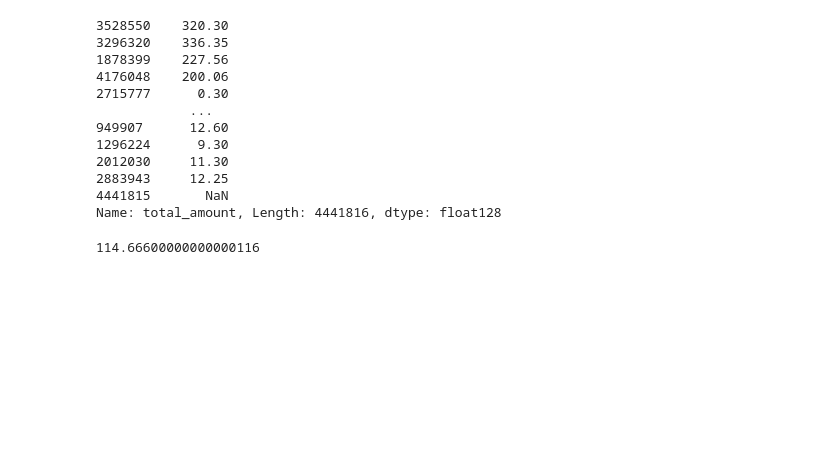
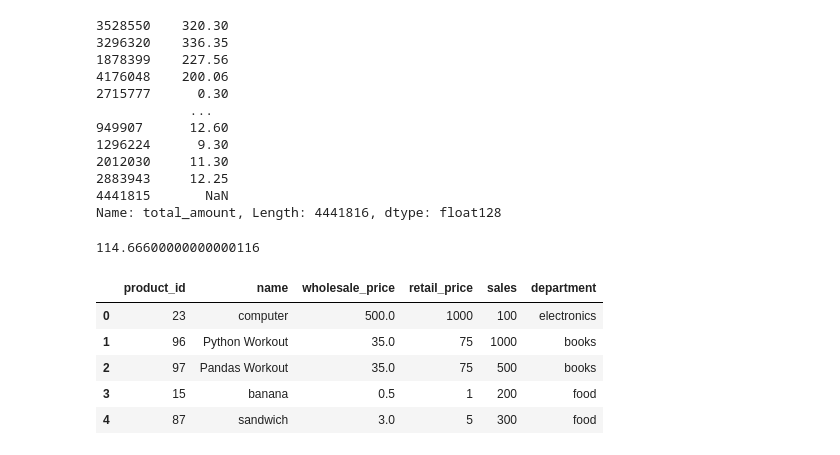
Before and after one commit to mohamed-ssafini/Pandas, a Jupyter notebook: Longest_taxi_rides.ipynb, the cells around one changed output. Cells and saved outputs as stored; diff of their text form; code cells hidden in the pictures; blank space fills up the shorter version.

```diff
--- a/Longest_taxi_rides.ipynb
+++ b/Longest_taxi_rides.ipynb
@@ -200,3 +200,33 @@ df.sort_values(['passenger_count', 'trip_distance'],
               ascending=[True, False])['total_amount'].iloc[:50].mean()
 # %% [output]
 114.66600000000000116
+# %%
+df = DataFrame([{'product_id':23, 'name':'computer',
+'wholesale_price': 500,
+'retail_price':1000, 'sales':100,
+'department':'electronics'},
+{'product_id':96, 'name':'Python Workout',
+'wholesale_price': 35,
+'retail_price':75, 'sales':1000,
+'department':'books'},
+{'product_id':97, 'name':'Pandas Workout',
+'wholesale_price': 35,
+'retail_price':75, 'sales':500,
+'department':'books'},
+{'product_id':15, 'name':'banana',
+'wholesale_price': 0.5,
+'retail_price':1, 'sales':200,
+'department':'food'},
+{'product_id':87, 'name':'sandwich',
+'wholesale_price': 3,
+'retail_price':5, 'sales':300,
+'department': 'food'},
+])
+df
+# %% [output]
+|  | product_id | name | wholesale_price | retail_price | sales | department |
+| 0 | 23 | computer | 500.0 | 1000 | 100 | electronics |
+| 1 | 96 | Python Workout | 35.0 | 75 | 1000 | books |
+| 2 | 97 | Pandas Workout | 35.0 | 75 | 500 | books |
+| 3 | 15 | banana | 0.5 | 1 | 200 | food |
+| 4 | 87 | sandwich | 3.0 | 5 | 300 | food |
```
Also changed, not shown: parts of 9 cells of this notebook.
